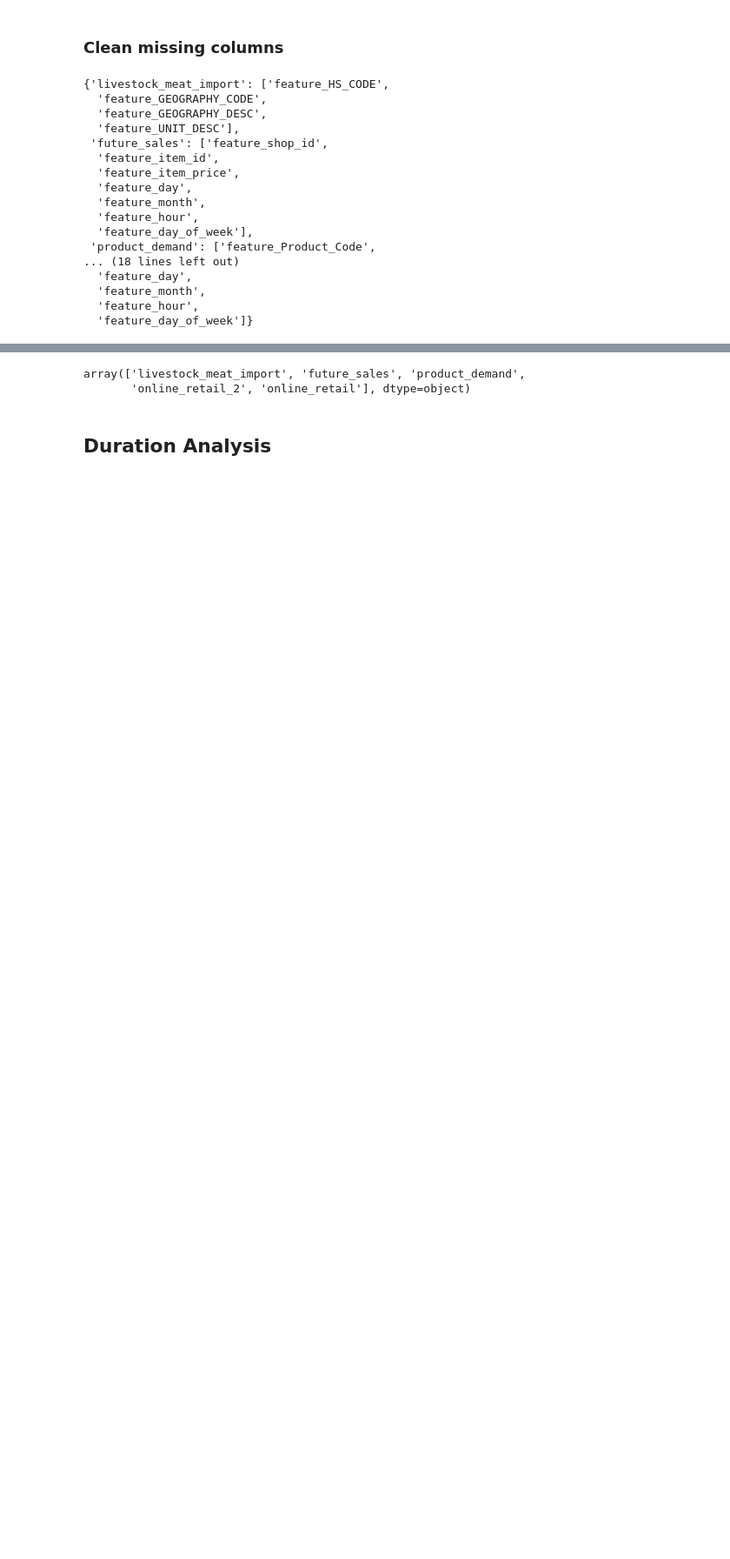
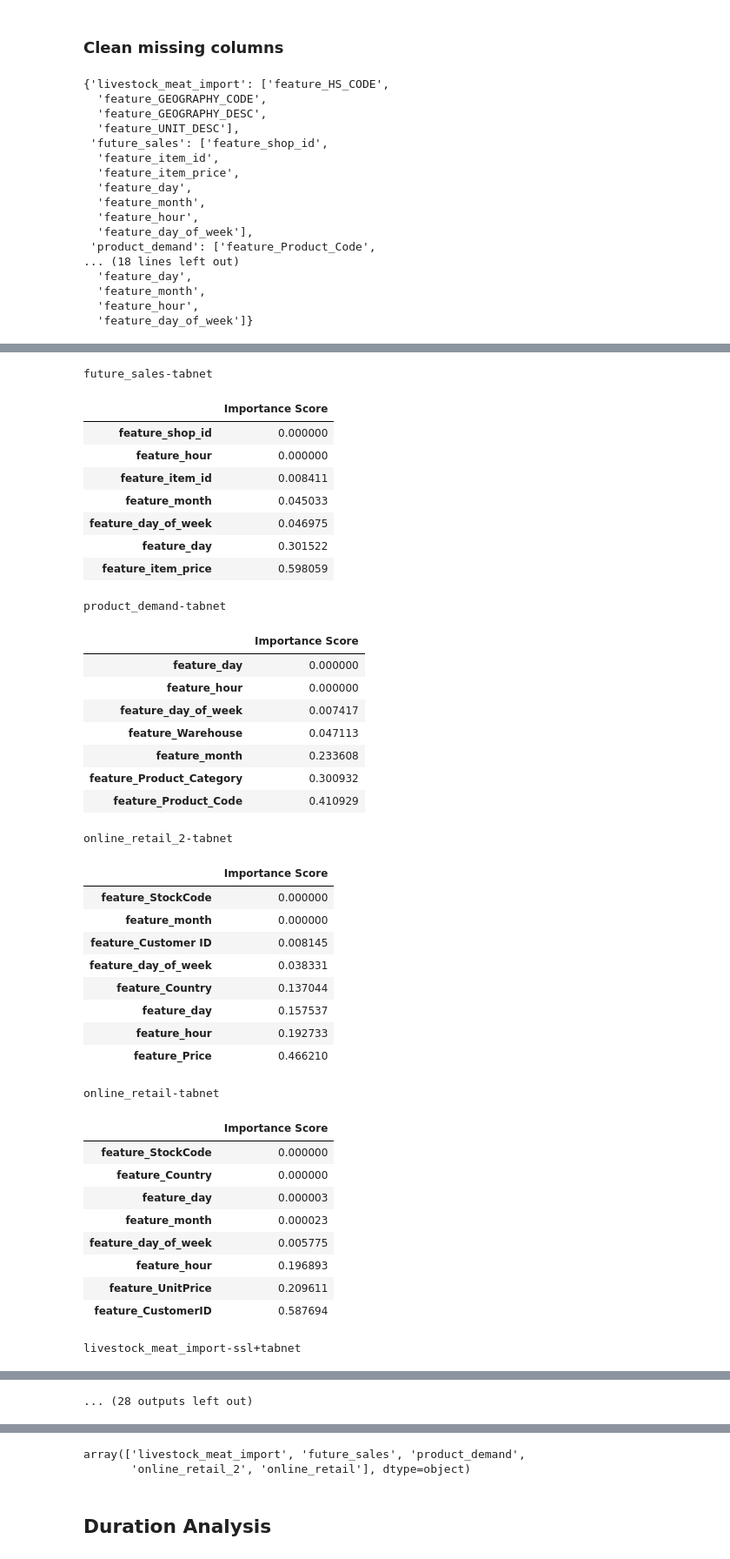
Before and after one commit to Redcof/supply-chain-4.0, a Jupyter notebook: result.ipynb, the cells around one changed output, grey strips where cells are left out. Shown at 87% size. Drawn from its saved outputs; the diff is of its cells as text; code cells hidden in the pictures; blank space fills up the shorter version.

```diff
--- a/result.ipynb
+++ b/result.ipynb
@@ -163,3 +184,13 @@ dataset_cols
   'feature_month',
   'feature_hour',
   'feature_day_of_week']}
+# %%
+for model in df["model"].unique():
+    for dataset_name in df["dataset"].unique():
+        cols = [c for c in dataset_cols[dataset_name]]
+        dfk = df[(df['model']== model) & (df['dataset'] == dataset_name) & (df["extra_feat"] == False)][cols].fillna(0).T
+        dfk.columns=["Importance Score"]
+        dfk = dfk.sort_values(by=dfk.columns[0])
+        print("%s-%s"%(dataset_name, model))
+        display(dfk)
+# %% [output]
@@ -165,0 +203,39 @@ dataset_cols
+future_sales-tabnet
+|  | Importance Score |
+| feature_shop_id | 0.000000 |
+| feature_hour | 0.000000 |
+| feature_item_id | 0.008411 |
+| feature_month | 0.045033 |
+| feature_day_of_week | 0.046975 |
+| feature_day | 0.301522 |
+| feature_item_price | 0.598059 |
+product_demand-tabnet
+|  | Importance Score |
+| feature_day | 0.000000 |
+| feature_hour | 0.000000 |
+| feature_day_of_week | 0.007417 |
+| feature_Warehouse | 0.047113 |
+| feature_month | 0.233608 |
+| feature_Product_Category | 0.300932 |
+| feature_Product_Code | 0.410929 |
+online_retail_2-tabnet
+|  | Importance Score |
+| feature_StockCode | 0.000000 |
+| feature_month | 0.000000 |
+| feature_Customer ID | 0.008145 |
+| feature_day_of_week | 0.038331 |
+| feature_Country | 0.137044 |
+| feature_day | 0.157537 |
+| feature_hour | 0.192733 |
+| feature_Price | 0.466210 |
+online_retail-tabnet
+|  | Importance Score |
+| feature_StockCode | 0.000000 |
+| feature_Country | 0.000000 |
+| feature_day | 0.000003 |
+| feature_month | 0.000023 |
+| feature_day_of_week | 0.005775 |
+| feature_hour | 0.196893 |
+| feature_UnitPrice | 0.209611 |
+| feature_CustomerID | 0.587694 |
+livestock_meat_import-ssl+tabnet
@@ -166,3 +247,4 @@ dataset_cols
+... (28 outputs left out)
 # %%
 for model in df["model"].unique():
     for dataset_name in df["dataset"].unique():
```
Also changed, not shown: parts of 3 cells of this notebook, 3 other files.
